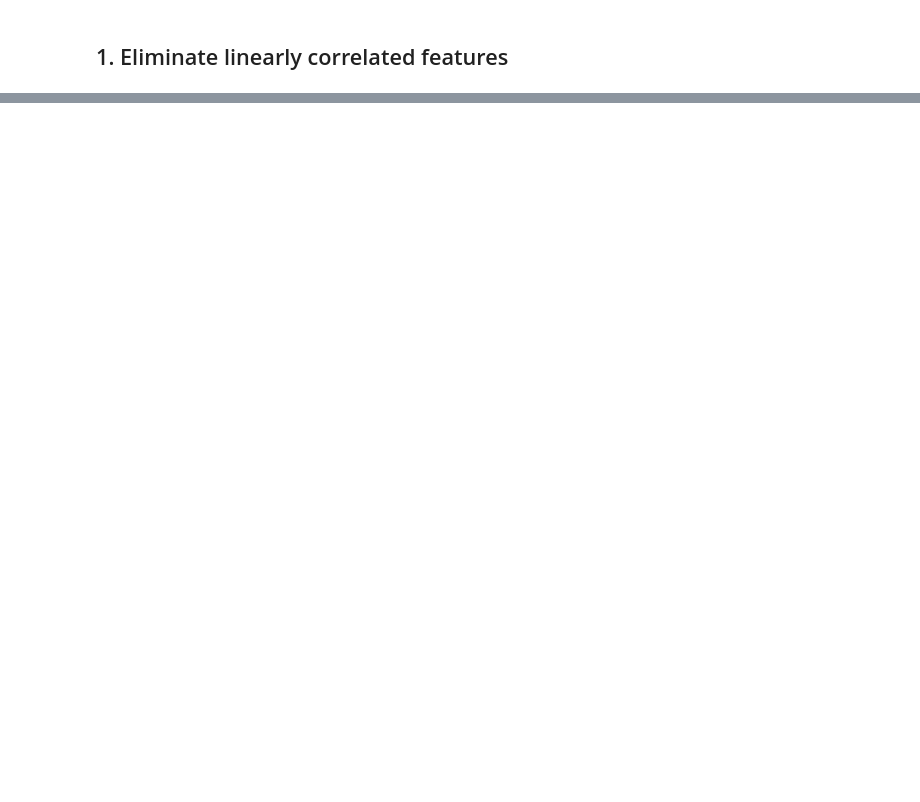
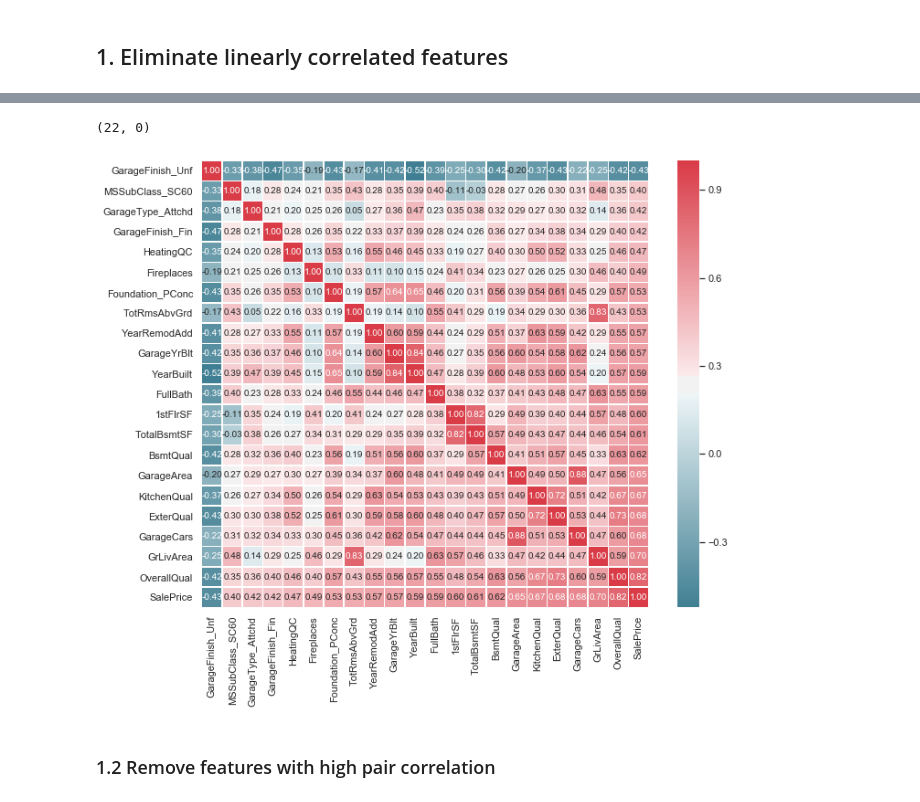
Before and after one commit to mzh-sc/contests, a Jupyter notebook: Kaggle House-Prices-Prediction/different_models.ipynb, the cells around one changed output, grey strips where cells are left out. Cells and saved outputs as stored; diff of their text form; code cells hidden in the pictures; blank space fills up the shorter version.

```diff
--- a/Kaggle House-Prices-Prediction/different_models.ipynb
+++ b/Kaggle House-Prices-Prediction/different_models.ipynb
@@ -519,0 +554,17 @@ RMSE on Test set : 0.1260003217902855
+# %%
+plt.subplots(figsize=(11, 9))
+hm = sns.heatmap(
+    corr_matrix,
+    cbar=True,
+    annot=True,
+    square=True,
+    fmt='.2f',
+    annot_kws={'size': 10},
+    linewidth=0.5,
+    cmap=cmap)
+hm.set_ylim(len(potential_features), 0)
+# %% [output]
+(22, 0)
+[figure, added]
+# %% [markdown]
+### 1.2 Remove features with high pair correlation
```
Also changed, not shown: parts of 27 cells of this notebook.
